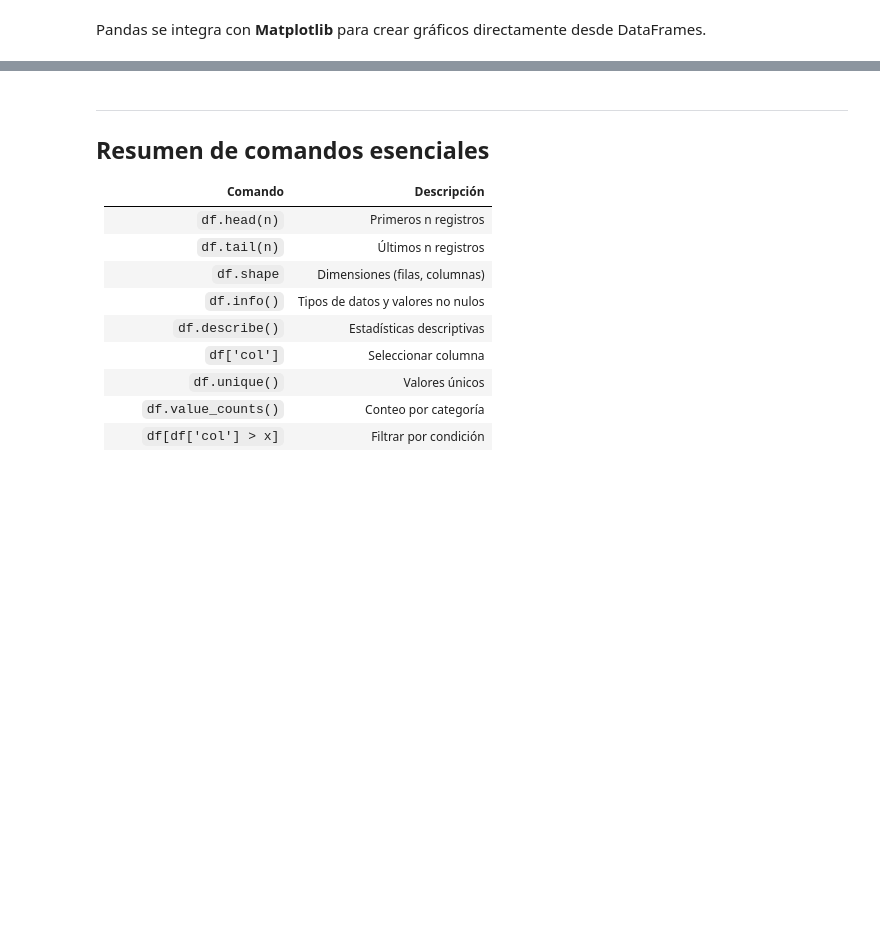
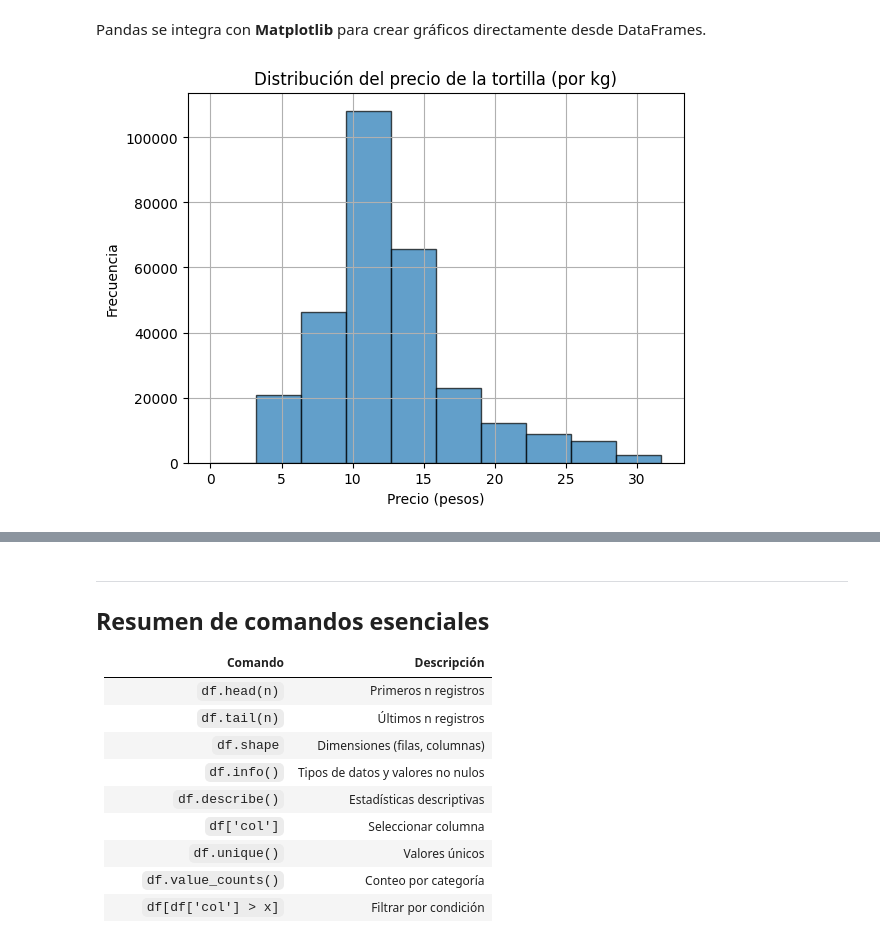
Before and after one commit to jarsmp37/progavan, a Jupyter notebook: Ejercicios OOP/ejerciciodata/comandos_basicos_ciencia_datos.ipynb, the cells around one changed output, grey strips where cells are left out. Saved outputs shown, nothing was run; the diff lists cells and outputs as text; code cells hidden in the pictures; blank space fills up the shorter version.

```diff
--- a/Ejercicios OOP/ejerciciodata/comandos_basicos_ciencia_datos.ipynb
+++ b/Ejercicios OOP/ejerciciodata/comandos_basicos_ciencia_datos.ipynb
@@ -40,0 +75,7 @@ df.tail()
+# %%
+traductor={
+    "Mom and Pop Store":"Tortilleria",
+    "Big Retail Store":"Supermercado"
+}
+df["Tipo de tienda"]=df["Tipo de tienda"].replace(traductor)
+df
@@ -185,11 +459,13 @@ Pandas se integra con **Matplotlib** para crear gráficos directamente desde Dat
 # %%
 import matplotlib.pyplot as plt
 
 # Histograma del precio por kilogramo
-df_limpio['Precio por kilogramo'].hist(bins=30, edgecolor='black', alpha=0.7)
+df_limpio['Precio por kilogramo'].hist(bins=10, edgecolor='black', alpha=0.7)
 plt.title('Distribución del precio de la tortilla (por kg)')
 plt.xlabel('Precio (pesos)')
 plt.ylabel('Frecuencia')
 plt.show()
+# %% [output]
+[figure, added]
 # %%
 # Gráfico de barras: precio promedio por tipo de tienda
```
Also changed, not shown: parts of 30 cells of this notebook.
